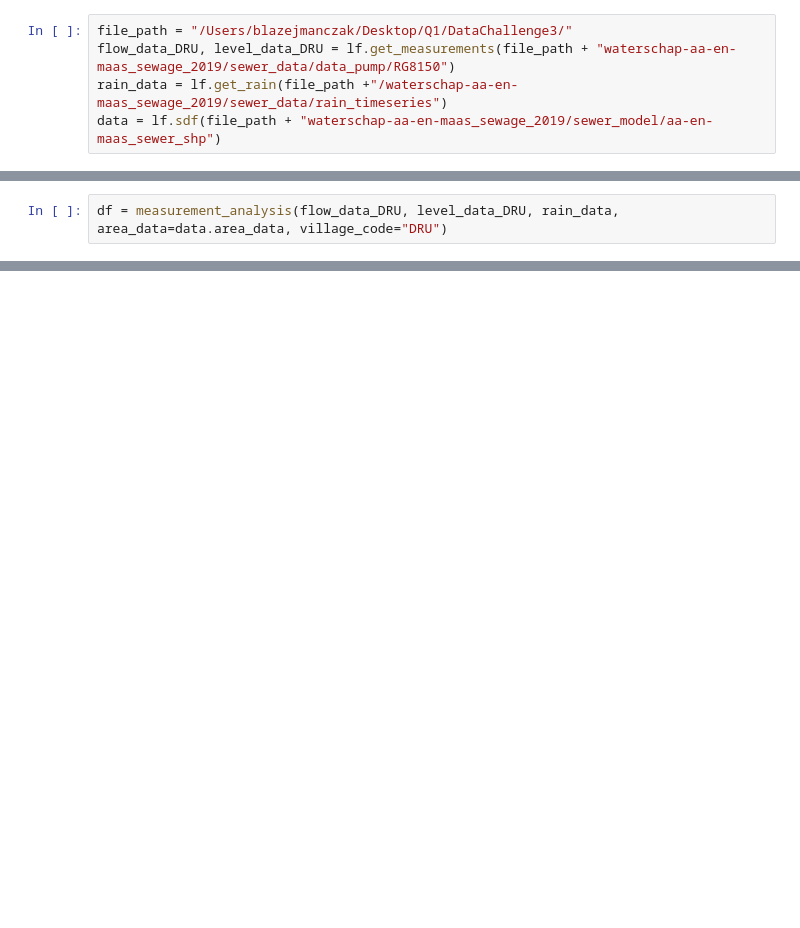
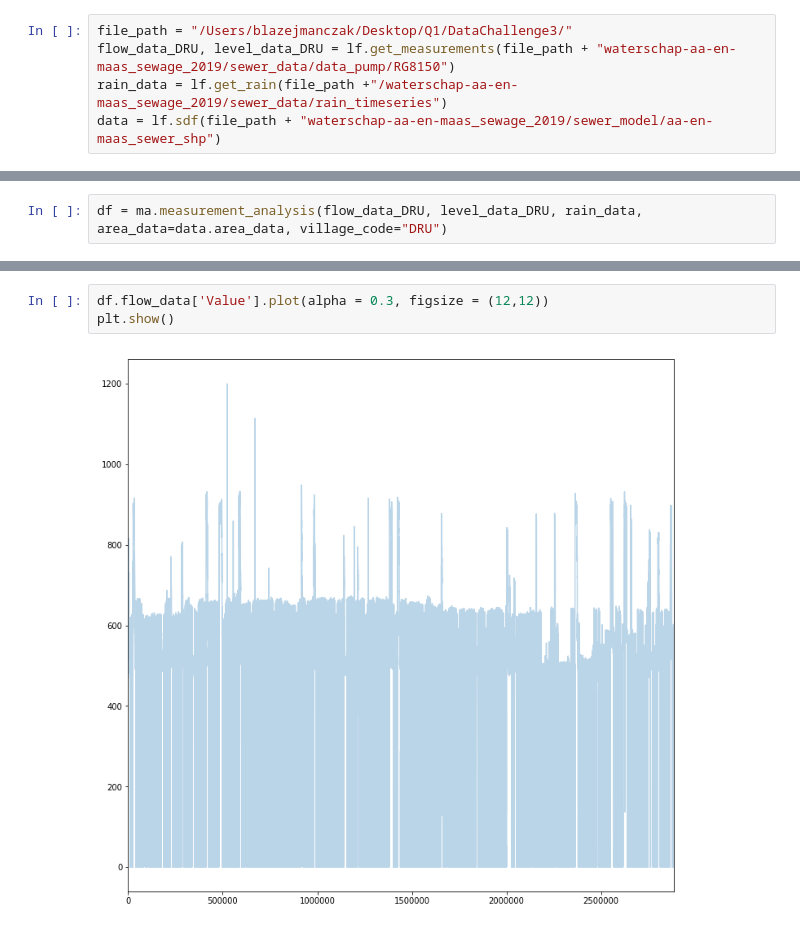
Before and after one commit to JalkapalloX/JBG060-Data-Challenge-3, a Jupyter notebook: Utility/inflow_sewer_system.ipynb, the cells around one changed output, grey strips where cells are left out. Saved outputs shown, nothing was run; the diff lists cells and outputs as text; blank space fills up the shorter version.

```diff
--- a/Utility/inflow_sewer_system.ipynb
+++ b/Utility/inflow_sewer_system.ipynb
@@ -78,2 +19,2 @@ class measurement_analysis:
 # %%
-df = measurement_analysis(flow_data_DRU, level_data_DRU, rain_data, area_data=data.area_data, village_code="DRU")
+df = ma.measurement_analysis(flow_data_DRU, level_data_DRU, rain_data, area_data=data.area_data, village_code="DRU")
@@ -121,0 +37,5 @@ sebData.to_csv("heya_lm1.csv")
+# %%
+df.flow_data['Value'].plot(alpha = 0.3, figsize = (12,12))
+plt.show()
+# %% [output]
+[figure, added]
```
Also changed, not shown: parts of 19 cells of this notebook, 1 other file.
